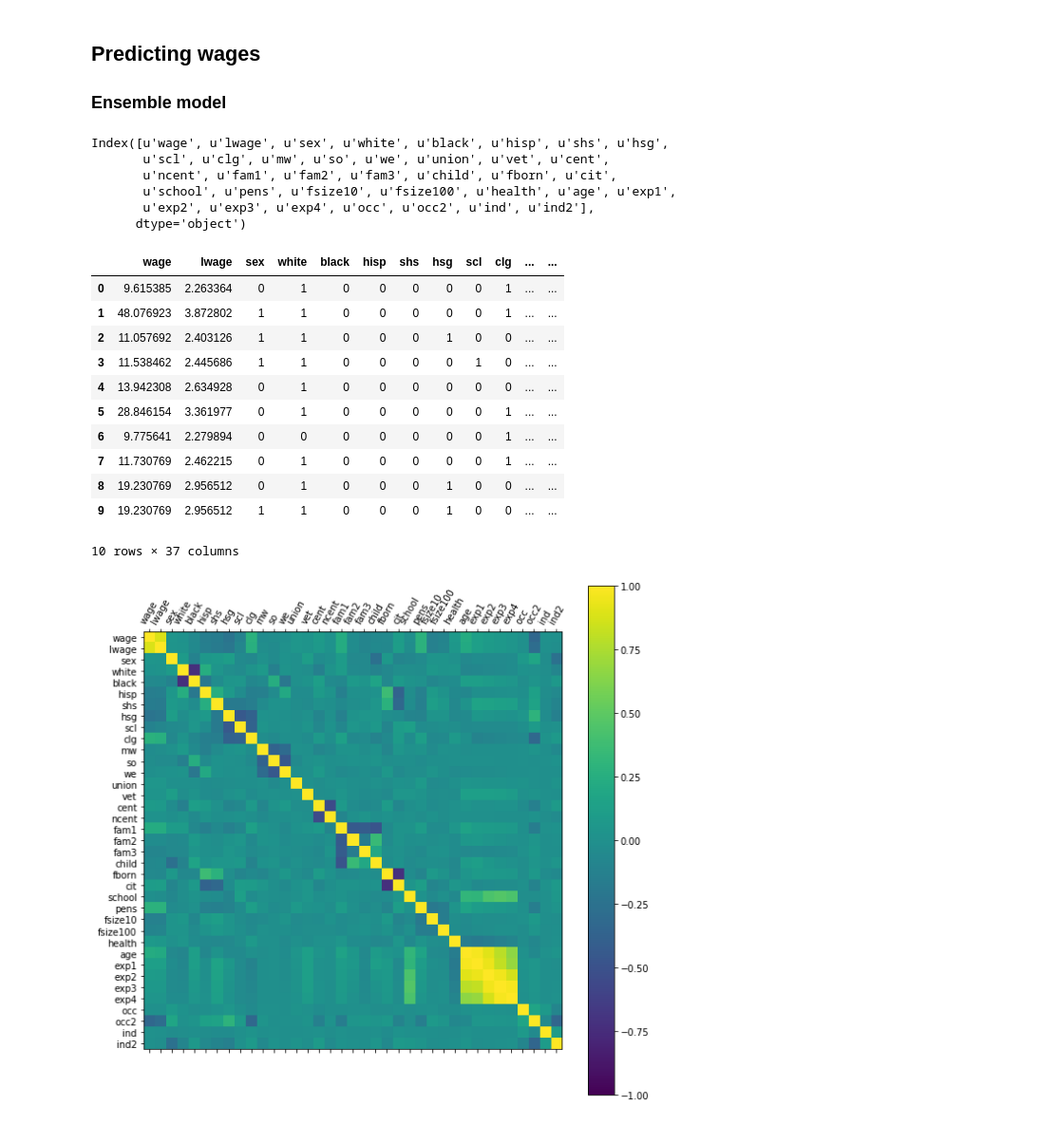
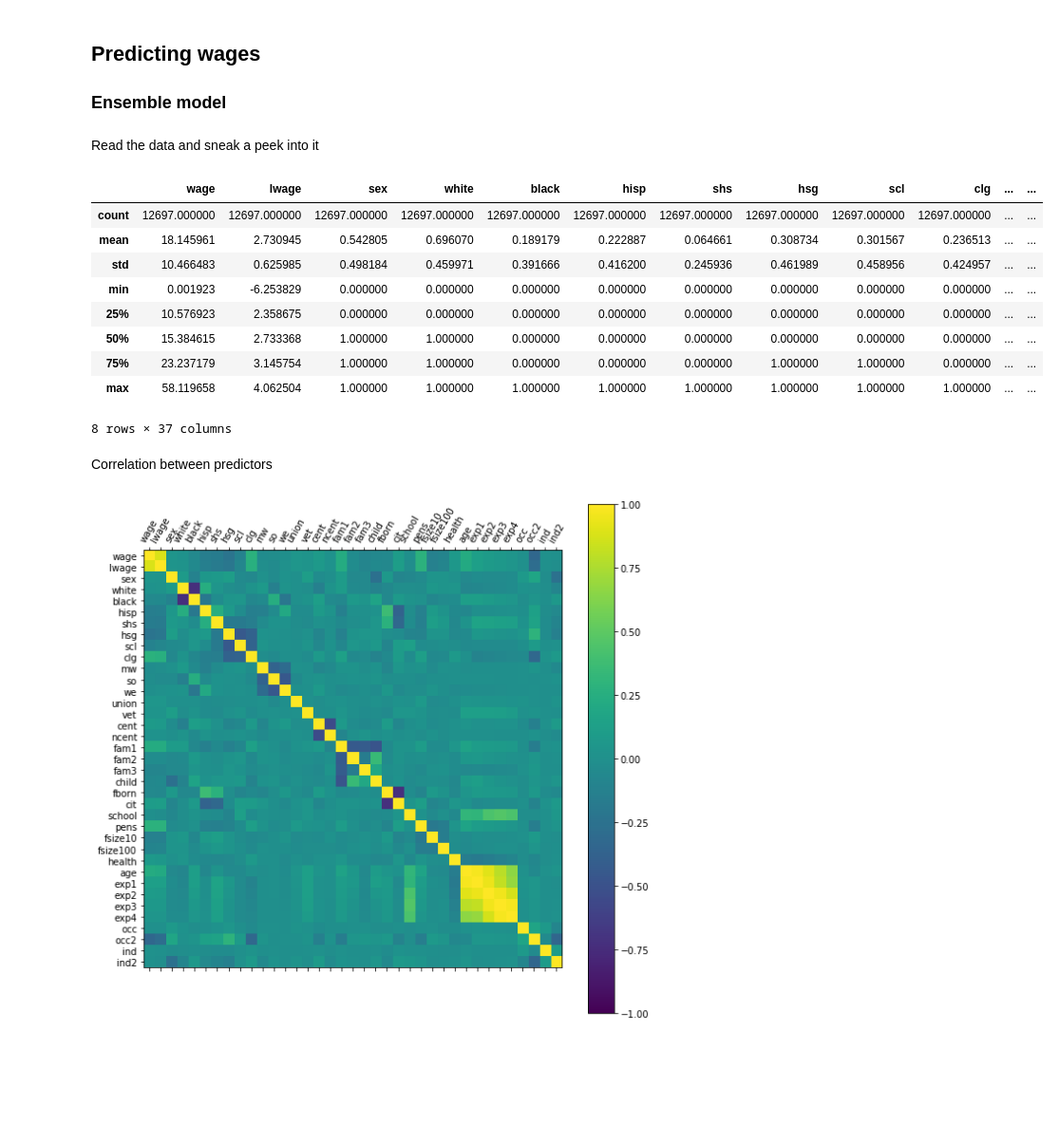
Before and after one commit to aless80/PredictWages_EnsembleMethods, a Jupyter notebook: Prediction Wages-Ensemble Methods.ipynb, the cells around one changed output. Shown at 95% size. Drawn from its saved outputs; the diff is of its cells as text; code cells hidden in the pictures; blank space fills up the shorter version.

```diff
--- a/Prediction Wages-Ensemble Methods.ipynb
+++ b/Prediction Wages-Ensemble Methods.ipynb
@@ -1,37 +1,32 @@
 # %% [markdown]
 ## Predicting wages
 ### Ensemble model
+# %% [markdown]
+Read the data and sneak a peek into it
 # %%
 from IPython.core.display import display, HTML
 display(HTML("<style>.container { width:100% !important; }</style>"))
-from IPython.core.interactiveshell import InteractiveShell
-InteractiveShell.ast_node_interactivity = "all" #default 'last_expr'
+#from IPython.core.interactiveshell import InteractiveShell
+#InteractiveShell.ast_node_interactivity = "all" #default 'last_expr'
 import pandas as pd
 import numpy as np
 
 data = pd.read_csv('wage2015.csv', index_col=False, header=0)
-#data.describe()
-print(data.columns)
-data.head(10)
+data.head(5)
+data.describe()
 # %% [output]
+|  | wage | lwage | sex | white | black | hisp | shs | hsg | scl | clg | ... | ... |
+| count | 12697.000000 | 12697.000000 | 12697.000000 | 12697.000000 | 12697.000000 | 12697.000000 | 12697.000000 | 12697.000000 | 12697.000000 | 12697.000000 | ... | ... |
+| mean | 18.145961 | 2.730945 | 0.542805 | 0.696070 | 0.189179 | 0.222887 | 0.064661 | 0.308734 | 0.301567 | 0.236513 | ... | ... |
+| std | 10.466483 | 0.625985 | 0.498184 | 0.459971 | 0.391666 | 0.416200 | 0.245936 | 0.461989 | 0.458956 | 0.424957 | ... | ... |
+| min | 0.001923 | -6.253829 | 0.000000 | 0.000000 | 0.000000 | 0.000000 | 0.000000 | 0.000000 | 0.000000 | 0.000000 | ... | ... |
+| 25% | 10.576923 | 2.358675 | 0.000000 | 0.000000 | 0.000000 | 0.000000 | 0.000000 | 0.000000 | 0.000000 | 0.000000 | ... | ... |
+| 50% | 15.384615 | 2.733368 | 1.000000 | 1.000000 | 0.000000 | 0.000000 | 0.000000 | 0.000000 | 0.000000 | 0.000000 | ... | ... |
+| 75% | 23.237179 | 3.145754 | 1.000000 | 1.000000 | 0.000000 | 0.000000 | 0.000000 | 1.000000 | 1.000000 | 0.000000 | ... | ... |
+| max | 58.119658 | 4.062504 | 1.000000 | 1.000000 | 1.000000 | 1.000000 | 1.000000 | 1.000000 | 1.000000 | 1.000000 | ... | ... |
-Index([u'wage', u'lwage', u'sex', u'white', u'black', u'hisp', u'shs', u'hsg',
-       u'scl', u'clg', u'mw', u'so', u'we', u'union', u'vet', u'cent',
-       u'ncent', u'fam1', u'fam2', u'fam3', u'child', u'fborn', u'cit',
-       u'school', u'pens', u'fsize10', u'fsize100', u'health', u'age', u'exp1',
-       u'exp2', u'exp3', u'exp4', u'occ', u'occ2', u'ind', u'ind2'],
-      dtype='object')
+8 rows × 37 columns
-|  | wage | lwage | sex | white | black | hisp | shs | hsg | scl | clg | ... | ... |
-| 0 | 9.615385 | 2.263364 | 0 | 1 | 0 | 0 | 0 | 0 | 0 | 1 | ... | ... |
-| 1 | 48.076923 | 3.872802 | 1 | 1 | 0 | 0 | 0 | 0 | 0 | 1 | ... | ... |
-| 2 | 11.057692 | 2.403126 | 1 | 1 | 0 | 0 | 0 | 1 | 0 | 0 | ... | ... |
-| 3 | 11.538462 | 2.445686 | 1 | 1 | 0 | 0 | 0 | 0 | 1 | 0 | ... | ... |
-| 4 | 13.942308 | 2.634928 | 0 | 1 | 0 | 0 | 0 | 0 | 0 | 0 | ... | ... |
-| 5 | 28.846154 | 3.361977 | 0 | 1 | 0 | 0 | 0 | 0 | 0 | 1 | ... | ... |
-| 6 | 9.775641 | 2.279894 | 0 | 0 | 0 | 0 | 0 | 0 | 0 | 1 | ... | ... |
-| 7 | 11.730769 | 2.462215 | 0 | 1 | 0 | 0 | 0 | 0 | 0 | 1 | ... | ... |
-| 8 | 19.230769 | 2.956512 | 0 | 1 | 0 | 0 | 0 | 1 | 0 | 0 | ... | ... |
-| 9 | 19.230769 | 2.956512 | 1 | 1 | 0 | 0 | 0 | 1 | 0 | 0 | ... | ... |
-10 rows × 37 columns
+# %% [markdown]
+Correlation between predictors
 # %%
 %matplotlib inline
 import matplotlib.pyplot as plt
```
Also changed, not shown: parts of 14 cells of this notebook.
